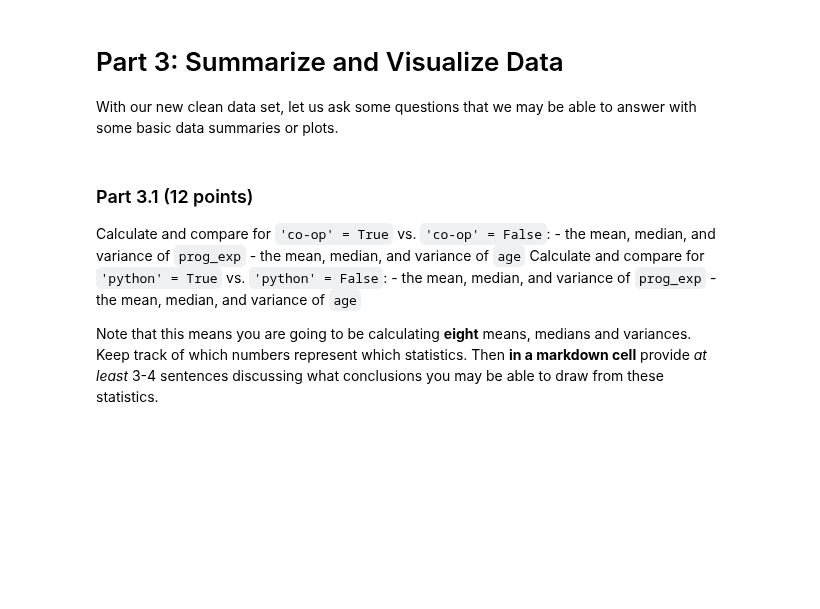
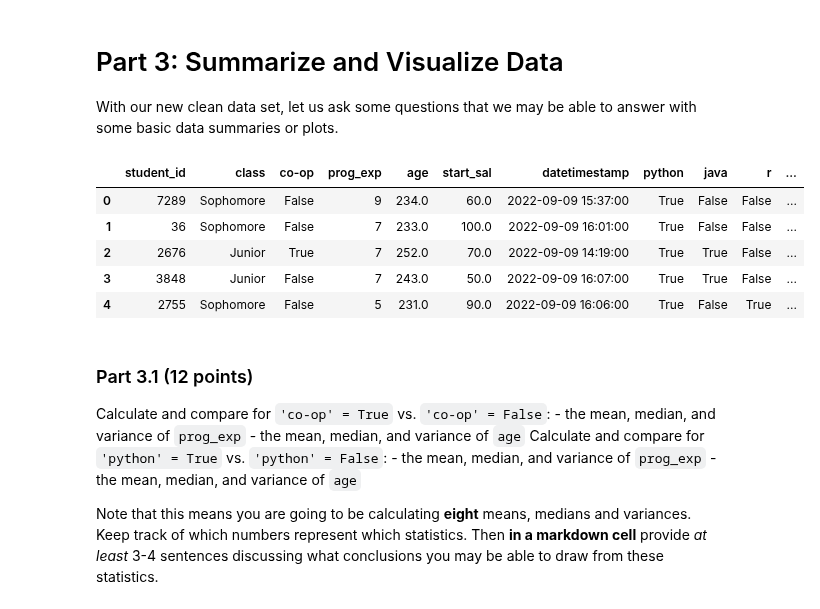
Before and after one commit to nickw0ng/DS3000, a Jupyter notebook: Homeworks/hw6.ipynb, the cells around one changed output. Drawn from its saved outputs; the diff is of its cells as text; code cells hidden in the pictures; blank space fills up the shorter version.

```diff
--- a/Homeworks/hw6.ipynb
+++ b/Homeworks/hw6.ipynb
@@ -373,7 +373,14 @@ df_gtky.to_csv('final_gtky.csv', index=False)
 
 With our new clean data set, let us ask some questions that we may be able to answer with some basic data summaries or plots.
 # %%
-#df_gtky.head()
+df_gtky.head()
+# %% [output]
+|  | student_id | class | co-op | prog_exp | age | start_sal | datetimestamp | python | java | r | ... |
+| 0 | 7289 | Sophomore | False | 9 | 234.0 | 60.0 | 2022-09-09 15:37:00 | True | False | False | ... |
+| 1 | 36 | Sophomore | False | 7 | 233.0 | 100.0 | 2022-09-09 16:01:00 | True | False | False | ... |
+| 2 | 2676 | Junior | True | 7 | 252.0 | 70.0 | 2022-09-09 14:19:00 | True | True | False | ... |
+| 3 | 3848 | Junior | False | 7 | 243.0 | 50.0 | 2022-09-09 16:07:00 | True | True | False | ... |
+| 4 | 2755 | Sophomore | False | 5 | 231.0 | 90.0 | 2022-09-09 16:06:00 | True | False | True | ... |
 # %% [markdown]
 ### Part 3.1 (12 points)
 
```
Also changed, not shown: parts of 1 cell of this notebook, 3 other files.
